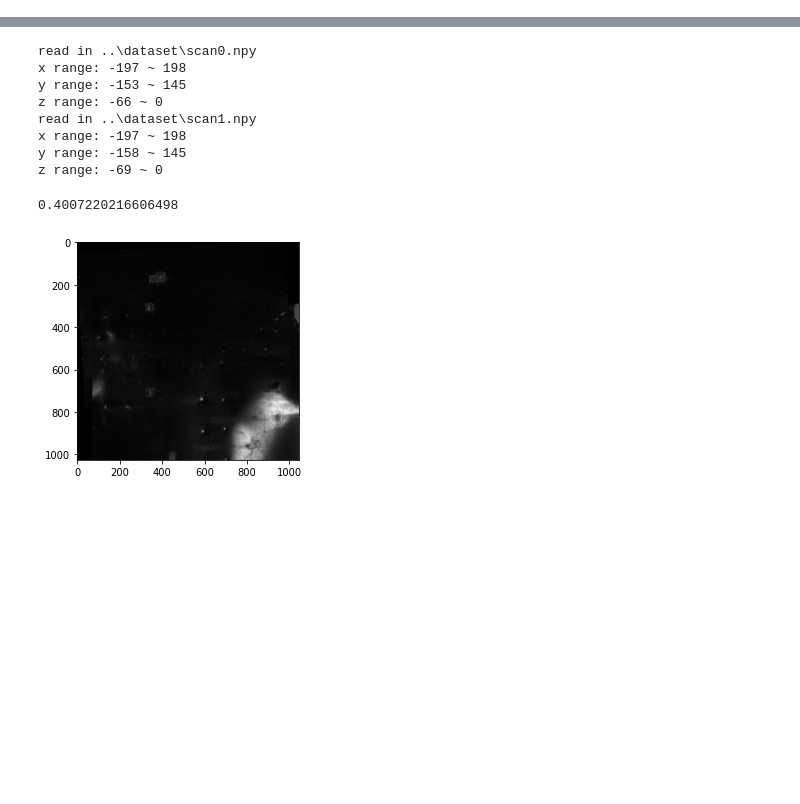
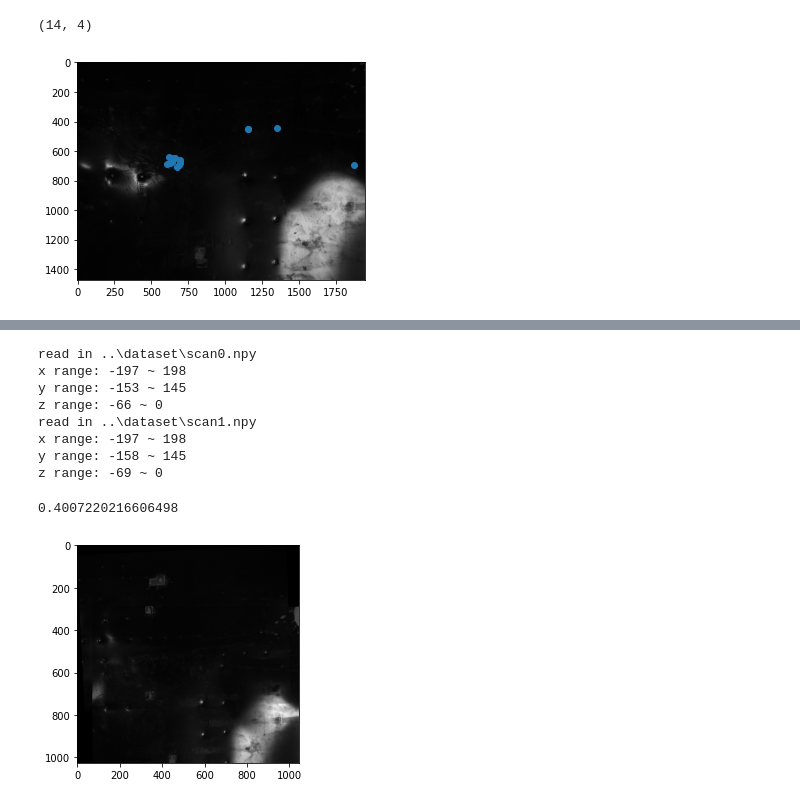
Before and after one commit to Luke20000429/Battery-Scanning-with-Structure-Light, a Jupyter notebook: fitGraph.ipynb, the cells around one changed output, grey strips where cells are left out. Cells and saved outputs as stored; diff of their text form; code cells hidden in the pictures; blank space fills up the shorter version.

Commit message:
add match

```diff
--- a/fitGraph.ipynb
+++ b/fitGraph.ipynb
@@ -9,3 +9,8 @@ from readData import *
 from showFig import *
 from showCloud import *
 from warp import *
+# %%
+points0, mat0 = getPoints("..//nomarker//nomarker1.npy")
+points1, mat1 = getPoints("..//nomarker//nomarker2.npy")
+depth0 = points0[:,2].reshape((1472, 1944))
+depth1 = points1[:,2].reshape((1472, 1944))
@@ -11,0 +26,15 @@ from warp import *
+# %%
+kp1, desc1 = get_AKAZE(depth0)
+kp2, desc2 = get_AKAZE(depth1)
+matches = find_matches(desc2, desc1, 0.4)
+points = np.int32(get_match_points(kp2, kp1, matches))
+# H = RANSAC_fit_homography(points)
+points.shape
+# %% [output]
+(14, 4)
+# %%
+plt.imshow(mat0, 'gray')
+plt.scatter(points[:, 2], points[:, 3])
+plt.show()
+# %% [output]
+[figure, added]
```
Also changed, not shown: parts of 2 cells of this notebook, 2 other files.
